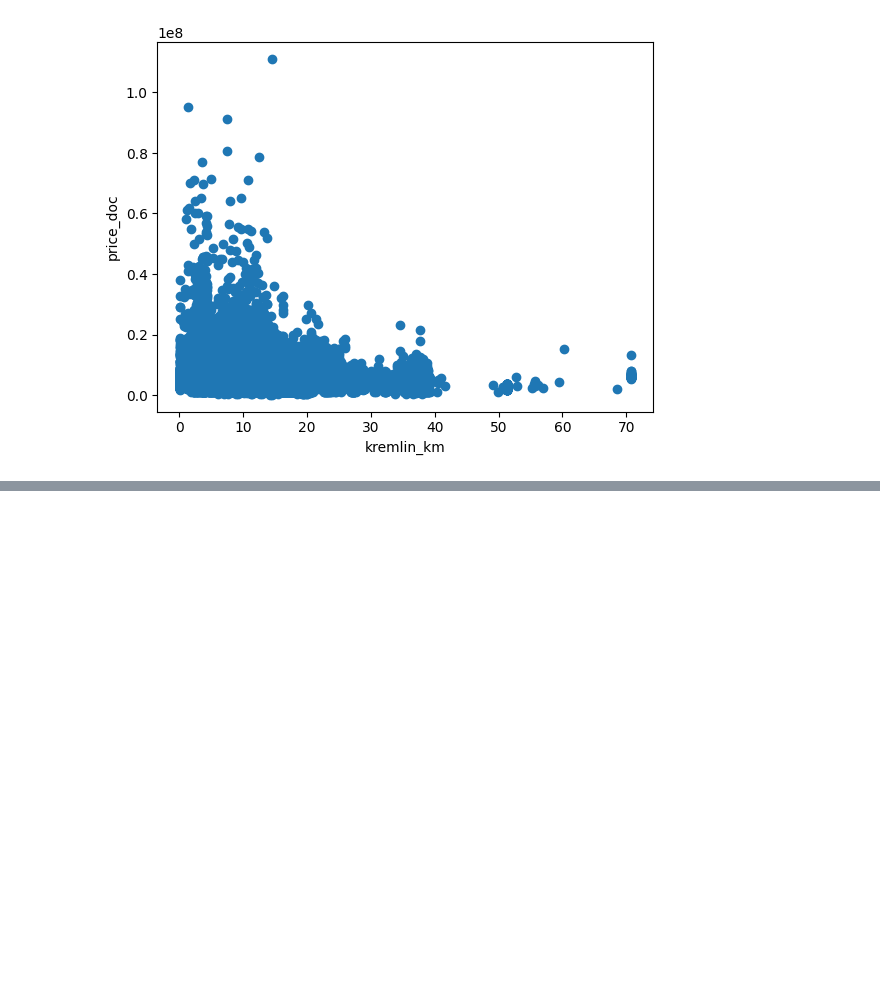
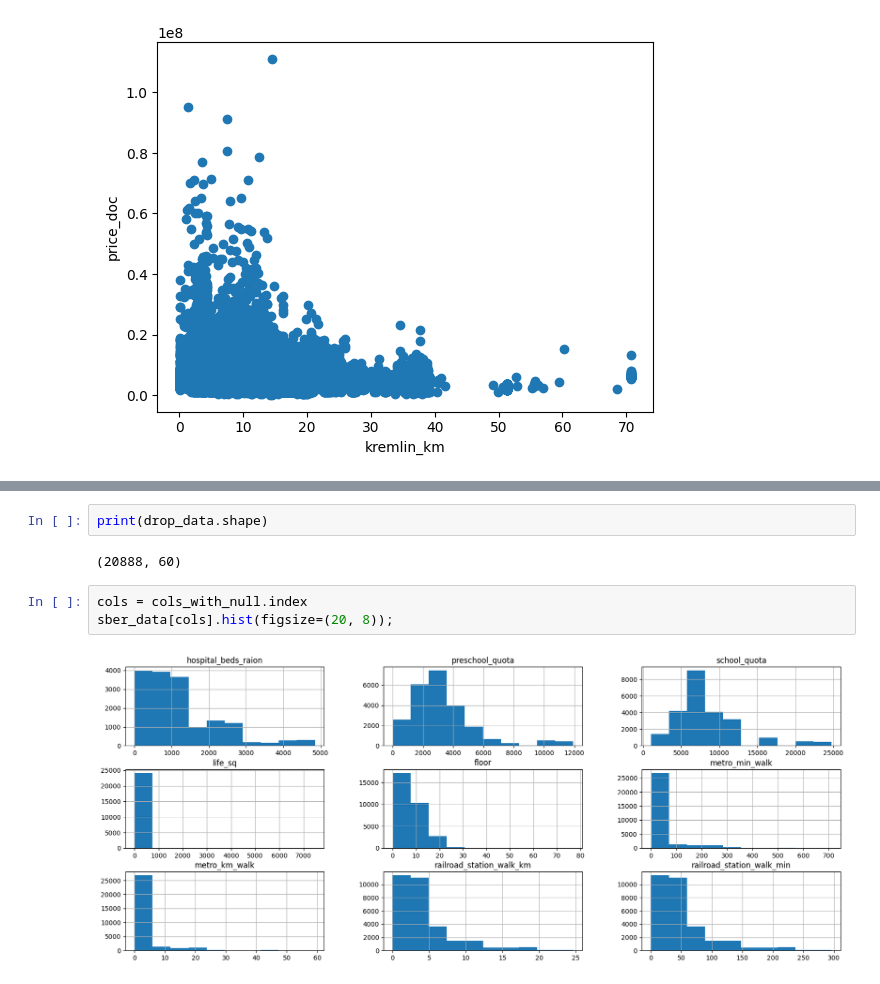
Before and after one commit to Balzhir/sf_game_v2_08.2022, a Jupyter notebook: my_Skillfactory_course/PYTHON-14/PY-14_sber.ipynb, the cells around one changed output, grey strips where cells are left out. Saved outputs shown, nothing was run; the diff lists cells and outputs as text; blank space fills up the shorter version.

```diff
--- a/my_Skillfactory_course/PYTHON-14/PY-14_sber.ipynb
+++ b/my_Skillfactory_course/PYTHON-14/PY-14_sber.ipynb
@@ -77,0 +150,9 @@ plt.scatter(x=sber_data['kremlin_km'], y=sber_data['price_doc'])
+# %%
+print(drop_data.shape)
+# %% [output]
+(20888, 60)
+# %%
+cols = cols_with_null.index
+sber_data[cols].hist(figsize=(20, 8));
+# %% [output]
+[figure, added]
```
Also changed, not shown: parts of 10 cells of this notebook.
